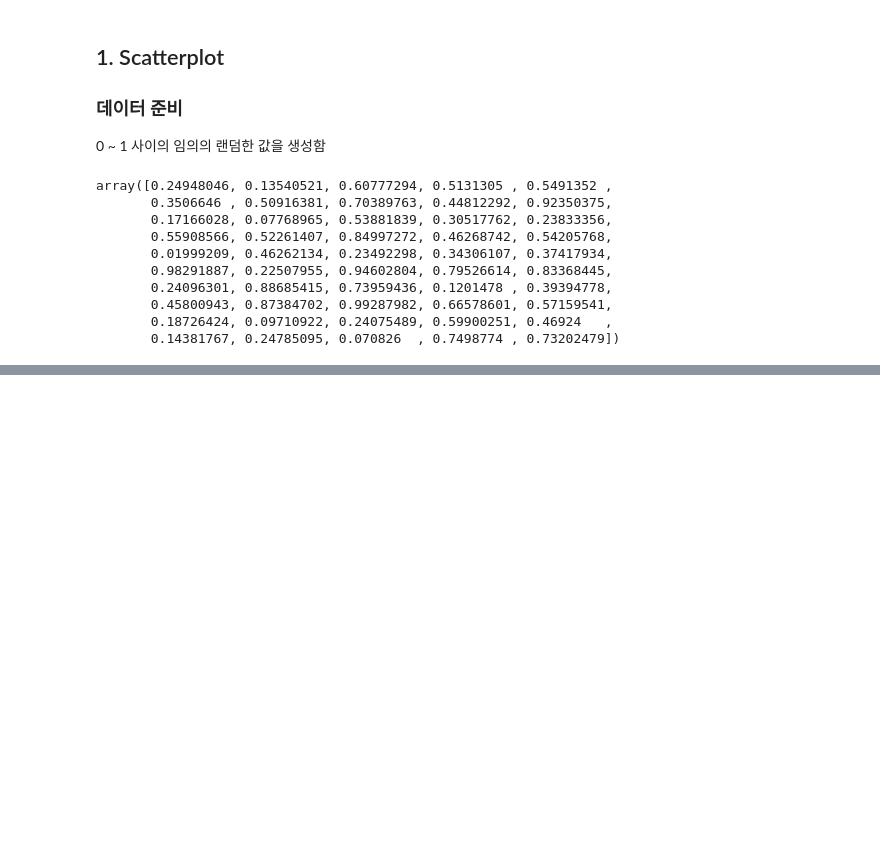
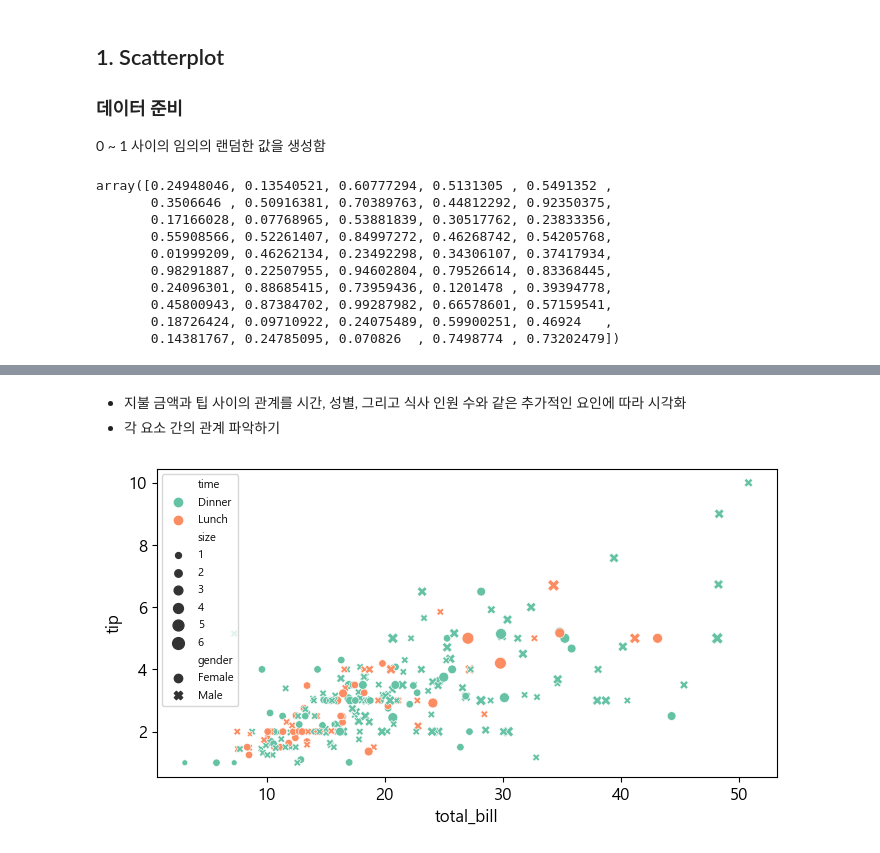
Before and after one commit to leenapark/data_analysis, a Jupyter notebook: visualization_ex/2-1[실습].ipynb, the cells around one changed output, grey strips where cells are left out. Cells and saved outputs as stored; diff of their text form; code cells hidden in the pictures; blank space fills up the shorter version.

```diff
--- a/visualization_ex/2-1[실습].ipynb
+++ b/visualization_ex/2-1[실습].ipynb
@@ -467,0 +538,13 @@ array([0.24948046, 0.13540521, 0.60777294, 0.5131305 , 0.5491352 ,
+# %% [markdown]
+- 지불 금액과 팁 사이의 관계를 시간, 성별, 그리고 식사 인원 수와 같은 추가적인 요인에 따라 시각화
+- 각 요소 간의 관계 파악하기
+# %%
+# Scatter plot :
+sns.scatterplot(data=tips, x="total_bill", y="tip", hue="time", style="gender", size="size", palette="Set2")
+
+# legend 사이즈
+plt.legend(prop={'size': 8})
+# Display the plot
+plt.show()
+# %% [output]
+[figure, added]
```
Also changed, not shown: parts of 113 cells of this notebook, 8 other files.
